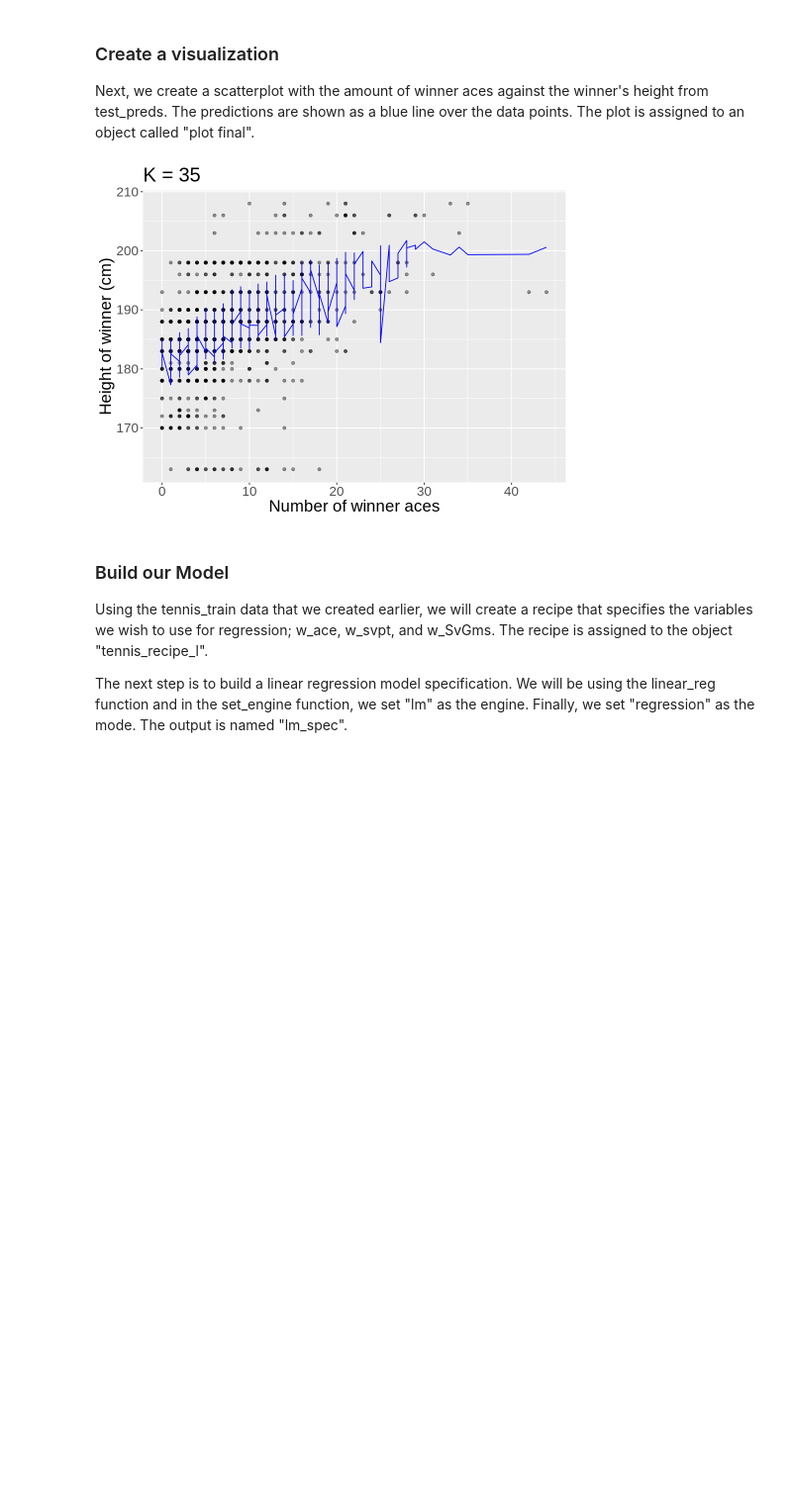
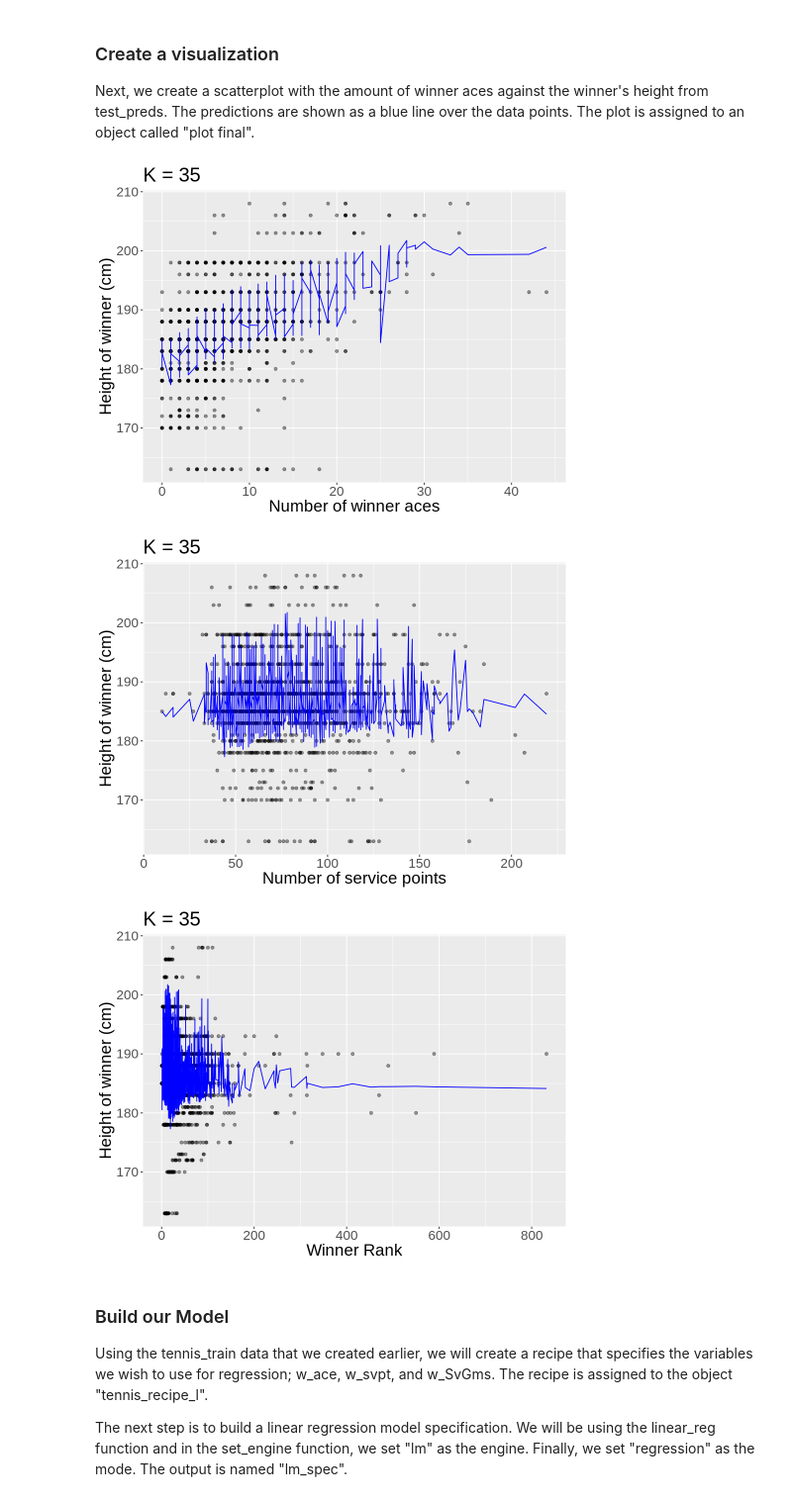
Before and after one commit to Tom0809/Group-Project, a Jupyter notebook: Group Project.ipynb, the cells around one changed output. Shown at 99% size. Cells and saved outputs as stored; diff of their text form; code cells hidden in the pictures; blank space fills up the shorter version.

```diff
--- a/Group Project.ipynb
+++ b/Group Project.ipynb
@@ -328,23 +328,47 @@ Next, we create a scatterplot with the amount of winner aces against the winner'
 # %%
 #plot to show result of knn on w_ace versus winner_ht for test data
 
 
 test_preds <- tennis_best_fit |>
   predict(tennis_test) |>
   bind_cols(tennis_test)
 
 plot_final <- ggplot(test_preds, aes(x = w_ace, y = winner_ht)) +
   geom_point(alpha = 0.4) +
   geom_line(data = test_preds,
             mapping = aes(x = w_ace, y = .pred),
             color = "blue") +
   xlab("Number of winner aces") +
   ylab("Height of winner (cm)") +
   ggtitle(paste0("K = ",k_min)) +
   theme(text = element_text(size = 20))
 plot_final
+
+plot_final_2 <- ggplot(test_preds, aes(x = w_svpt, y = winner_ht)) +
+  geom_point(alpha = 0.4) +
+  geom_line(data = test_preds,
+            mapping = aes(x = w_svpt, y = .pred),
+            color = "blue") +
+  xlab("Number of service points") +
+  ylab("Height of winner (cm)") +
+  ggtitle(paste0("K = ",k_min)) +
+  theme(text = element_text(size = 20))
+plot_final_2
+
+plot_final_3 <- ggplot(test_preds, aes(x = winner_rank, y = winner_ht)) +
+  geom_point(alpha = 0.4) +
+  geom_line(data = test_preds,
+            mapping = aes(x = winner_rank, y = .pred),
+            color = "blue") +
+  xlab("Winner Rank") +
+  ylab("Height of winner (cm)") +
+  ggtitle(paste0("K = ",k_min)) +
+  theme(text = element_text(size = 20))
+plot_final_3
 # %% [output]
 [figure]
+[figure, added]
+[figure, added]
 # %% [markdown]
 ### Build our Model
 
```
Also changed, not shown: parts of 1 cell of this notebook.
